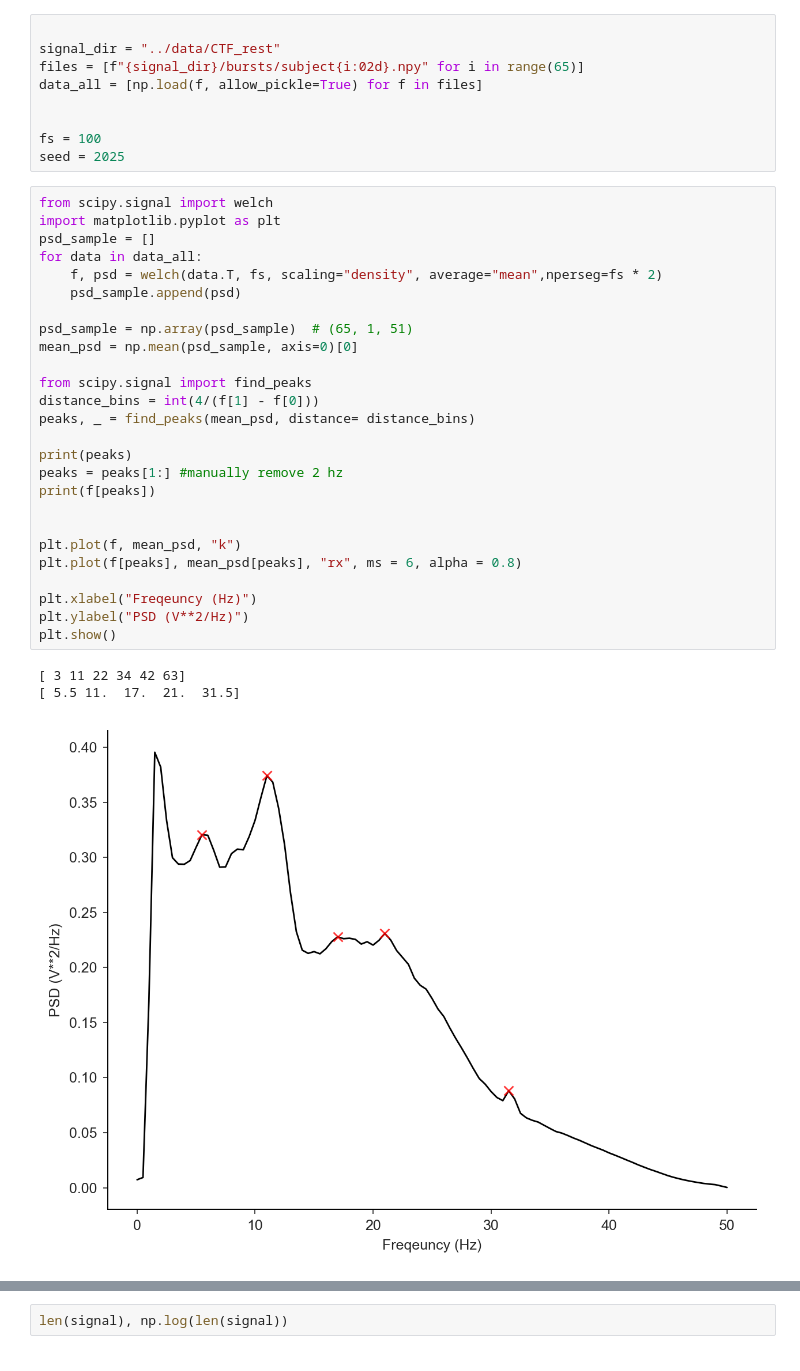
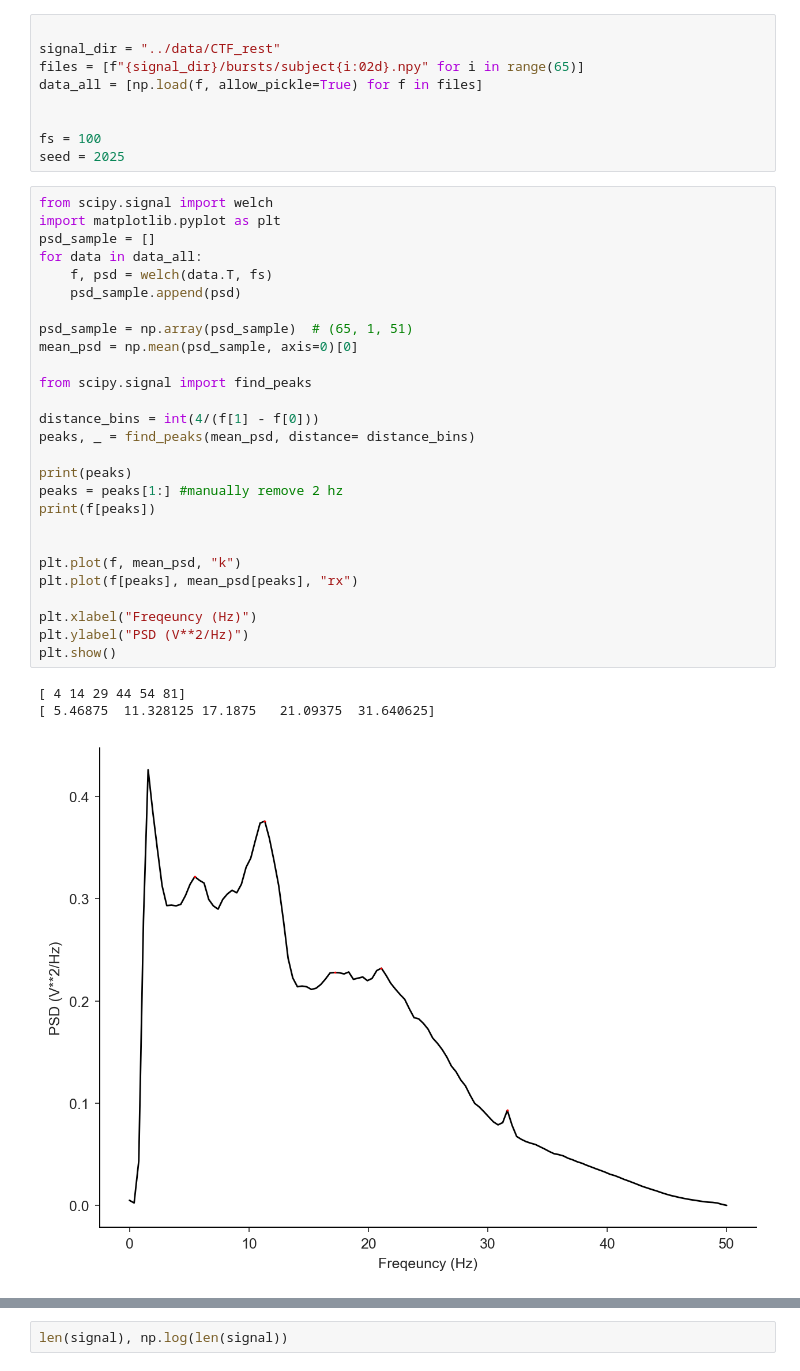
Before and after one commit to schmidt-neural-data-science/TDE-DP-GMM, a Jupyter notebook: notebooks/visualization_hmm_CTF_rest.ipynb, the cells around one changed output, grey strips where cells are left out. Cells and saved outputs as stored; diff of their text form.

```diff
--- a/notebooks/visualization_hmm_CTF_rest.ipynb
+++ b/notebooks/visualization_hmm_CTF_rest.ipynb
@@ -87,36 +87,37 @@ data_all = [np.load(f, allow_pickle=True) for f in files]
 
 fs = 100
 seed = 2025
-# %%
-from scipy.signal import welch
-import matplotlib.pyplot as plt
-psd_sample = []
-for data in data_all:
-    f, psd = welch(data.T, fs, scaling="density", average="mean",nperseg=fs * 2)
-    psd_sample.append(psd)
-
-psd_sample = np.array(psd_sample)  # (65, 1, 51)
-mean_psd = np.mean(psd_sample, axis=0)[0]
-
-from scipy.signal import find_peaks
-distance_bins = int(4/(f[1] - f[0]))
-peaks, _ = find_peaks(mean_psd, distance= distance_bins)
-
-print(peaks)
-peaks = peaks[1:] #manually remove 2 hz
-print(f[peaks])
-
-
-plt.plot(f, mean_psd, "k")
-plt.plot(f[peaks], mean_psd[peaks], "rx", ms = 6, alpha = 0.8)
-
-plt.xlabel("Freqeuncy (Hz)")
-plt.ylabel("PSD (V**2/Hz)")
-plt.show()
-# %% [output]
-[ 3 11 22 34 42 63]
-[ 5.5 11.  17.  21.  31.5]
-[figure, removed]
+# %%
+from scipy.signal import welch
+import matplotlib.pyplot as plt
+psd_sample = []
+for data in data_all:
+    f, psd = welch(data.T, fs)
+    psd_sample.append(psd)
+
+psd_sample = np.array(psd_sample)  # (65, 1, 51)
+mean_psd = np.mean(psd_sample, axis=0)[0]
+
+from scipy.signal import find_peaks
+
+distance_bins = int(4/(f[1] - f[0]))
+peaks, _ = find_peaks(mean_psd, distance= distance_bins)
+
+print(peaks)
+peaks = peaks[1:] #manually remove 2 hz
+print(f[peaks])
+
+
+plt.plot(f, mean_psd, "k")
+plt.plot(f[peaks], mean_psd[peaks], "rx")
+
+plt.xlabel("Freqeuncy (Hz)")
+plt.ylabel("PSD (V**2/Hz)")
+plt.show()
+# %% [output]
+[ 4 14 29 44 54 81]
+[ 5.46875  11.328125 17.1875   21.09375  31.640625]
+[figure, added]
 # %%
 signal = np.concatenate(data_all)
 signal = (signal - np.mean(signal)) / np.std(signal) #standarize the signal
```
Also changed, not shown: parts of 10 cells of this notebook, 53 other files.
